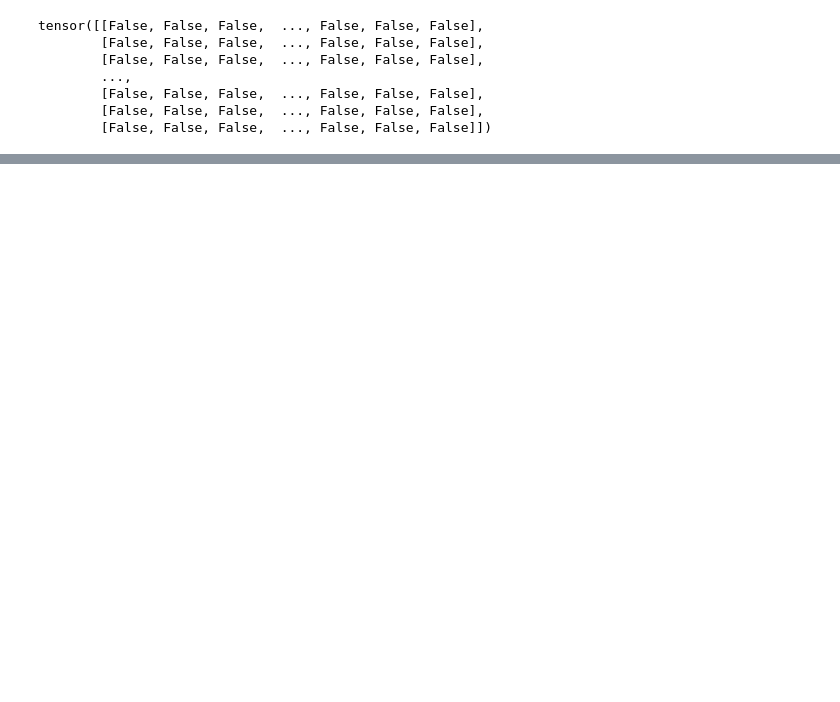
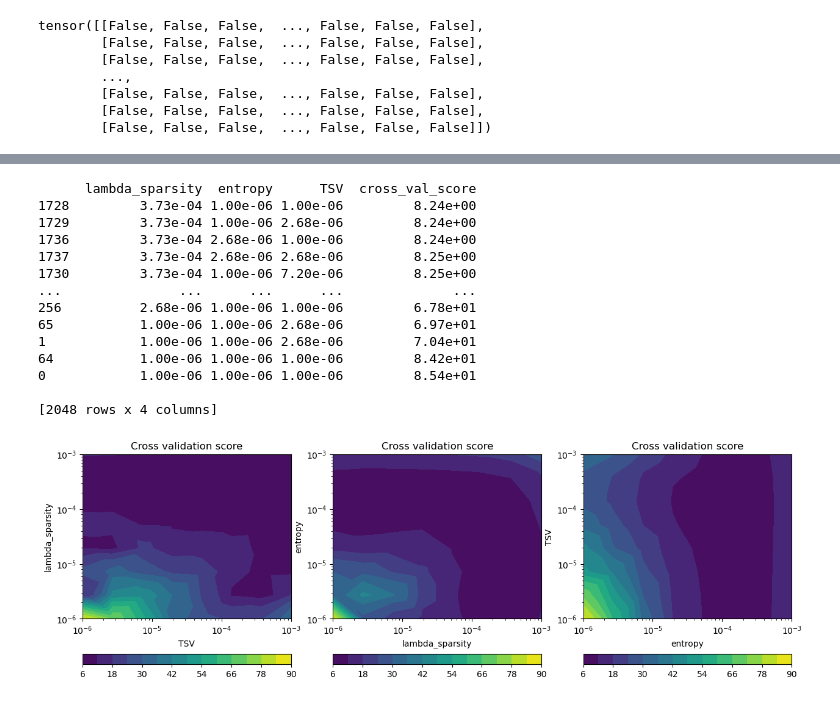
Before and after one commit to behzadarbab/Machine-Learning-Imaging, a Jupyter notebook: scripts/CV_our_data.ipynb, the cells around one changed output, grey strips where cells are left out. Drawn from its saved outputs; the diff is of its cells as text; code cells hidden in the pictures; blank space fills up the shorter version.

```diff
--- a/scripts/CV_our_data.ipynb
+++ b/scripts/CV_our_data.ipynb
@@ -382,0 +339,38 @@ train_and_image(pars)
+# %%
+pd.set_option('display.float_format', lambda x: '%.2e' % x)
+interest_cols = ['lambda_sparsity', 'entropy', 'TSV', 'cross_val_score']
+df= cv_dataframe
+df_interest = df[interest_cols]
+interest_cols = ['lambda_sparsity', 'entropy', 'TSV']
+print(df_interest.sort_values(by='cross_val_score', ascending=True))
+
+# plot a contour plot for each two parameter combination and the cross validation score.
+fig, ax = plt.subplots(1, 3, figsize=(15, 5))
+for i, col in enumerate(interest_cols):
+    X = df_interest[interest_cols[i-1]]
+    Y = df_interest[interest_cols[i]]
+    Z = df_interest['cross_val_score']
+    ax[i].tricontourf(X, Y, Z, levels=14, cmap='RdYlBu')
+    ax[i].set_xscale('log')
+    ax[i].set_yscale('log')
+    ax[i].set_xlabel(interest_cols[i-1])
+    ax[i].set_ylabel(interest_cols[i])
+    ax[i].set_title('Cross validation score')
+    fig.colorbar(ax[i].tricontourf(X, Y, Z, levels=14), ax=ax[i], orientation='horizontal')
+plt.show()
+# %% [output]
+      lambda_sparsity  entropy      TSV  cross_val_score
+1728         3.73e-04 1.00e-06 1.00e-06         8.24e+00
+1729         3.73e-04 1.00e-06 2.68e-06         8.24e+00
+1736         3.73e-04 2.68e-06 1.00e-06         8.24e+00
+1737         3.73e-04 2.68e-06 2.68e-06         8.25e+00
+1730         3.73e-04 1.00e-06 7.20e-06         8.25e+00
+...               ...      ...      ...              ...
+256          2.68e-06 1.00e-06 1.00e-06         6.78e+01
+65           1.00e-06 1.00e-06 2.68e-06         6.97e+01
+1            1.00e-06 1.00e-06 2.68e-06         7.04e+01
+64           1.00e-06 1.00e-06 1.00e-06         8.42e+01
+0            1.00e-06 1.00e-06 1.00e-06         8.54e+01
+
+[2048 rows x 4 columns]
+[figure, added]
```
Also changed, not shown: parts of 15 cells of this notebook, 3 other files.
